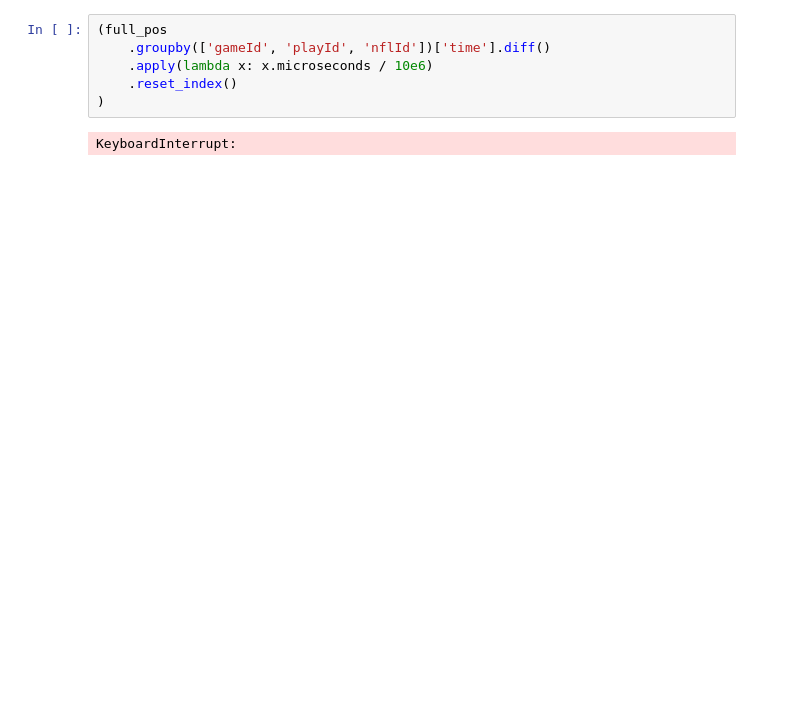
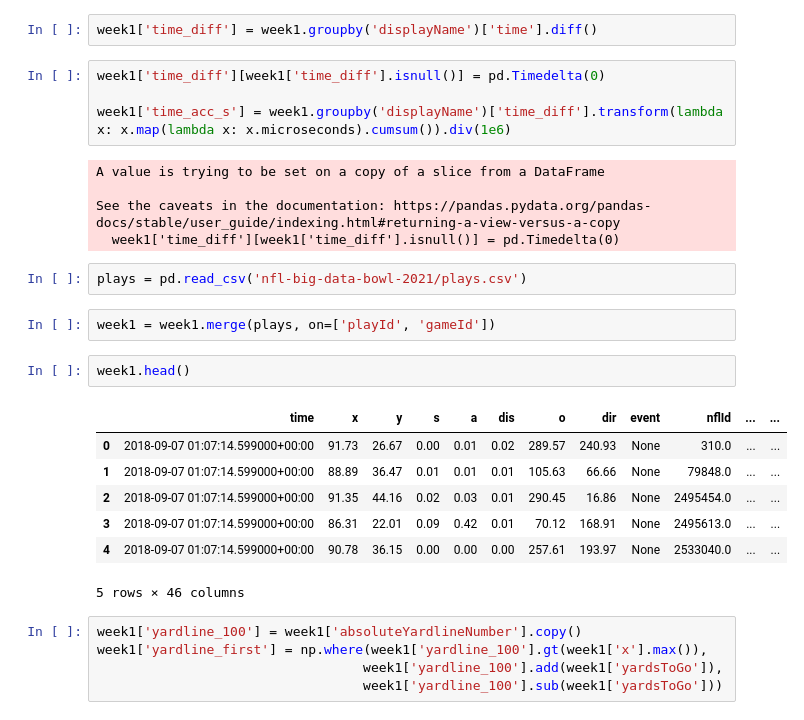
Before and after one commit to andrewbakert/NFL_Pass_Pred, a Jupyter notebook: route_pred.ipynb, the cells around one changed output. Saved outputs shown, nothing was run; the diff lists cells and outputs as text; blank space fills up the shorter version.

```diff
--- a/route_pred.ipynb
+++ b/route_pred.ipynb
@@ -7,8 +10,30 @@ full_pos['time'] = pd.to_datetime(full_pos['time'], format='%Y-%m-%dT%H:%M:%S')
-# %%
-(full_pos
-    .groupby(['gameId', 'playId', 'nflId'])['time'].diff()
-    .apply(lambda x: x.microseconds / 10e6)
-    .reset_index()
-)
-# %% [output]
-KeyboardInterrupt:
+# %%
+week1['time_diff'] = week1.groupby('displayName')['time'].diff()
+# %%
+week1['time_diff'][week1['time_diff'].isnull()] = pd.Timedelta(0)
+
+week1['time_acc_s'] = week1.groupby('displayName')['time_diff'].transform(lambda x: x.map(lambda x: x.microseconds).cumsum()).div(1e6)
+# %% [output]
+A value is trying to be set on a copy of a slice from a DataFrame
+
+See the caveats in the documentation: https://pandas.pydata.org/pandas-docs/stable/user_guide/indexing.html#returning-a-view-versus-a-copy
+  week1['time_diff'][week1['time_diff'].isnull()] = pd.Timedelta(0)
+# %%
+plays = pd.read_csv('nfl-big-data-bowl-2021/plays.csv')
+# %%
+week1 = week1.merge(plays, on=['playId', 'gameId'])
+# %%
+week1.head()
+# %% [output]
+|  | time | x | y | s | a | dis | o | dir | event | nflId | ... | ... |
+| 0 | 2018-09-07 01:07:14.599000+00:00 | 91.73 | 26.67 | 0.00 | 0.01 | 0.02 | 289.57 | 240.93 | None | 310.0 | ... | ... |
+| 1 | 2018-09-07 01:07:14.599000+00:00 | 88.89 | 36.47 | 0.01 | 0.01 | 0.01 | 105.63 | 66.66 | None | 79848.0 | ... | ... |
+| 2 | 2018-09-07 01:07:14.599000+00:00 | 91.35 | 44.16 | 0.02 | 0.03 | 0.01 | 290.45 | 16.86 | None | 2495454.0 | ... | ... |
+| 3 | 2018-09-07 01:07:14.599000+00:00 | 86.31 | 22.01 | 0.09 | 0.42 | 0.01 | 70.12 | 168.91 | None | 2495613.0 | ... | ... |
+| 4 | 2018-09-07 01:07:14.599000+00:00 | 90.78 | 36.15 | 0.00 | 0.00 | 0.00 | 257.61 | 193.97 | None | 2533040.0 | ... | ... |
+5 rows × 46 columns
+# %%
+week1['yardline_100'] = week1['absoluteYardlineNumber'].copy()
+week1['yardline_first'] = np.where(week1['yardline_100'].gt(week1['x'].max()),
+                                  week1['yardline_100'].add(week1['yardsToGo']),
+                                  week1['yardline_100'].sub(week1['yardsToGo']))
```
Also changed, not shown: parts of 62 cells of this notebook, 1 other file.
